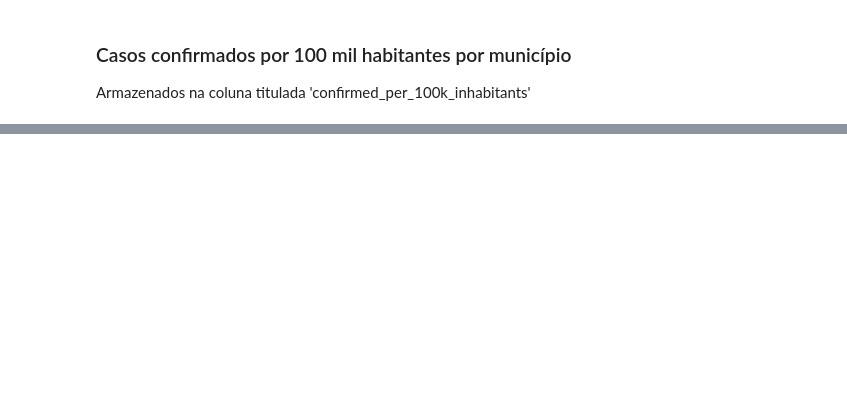
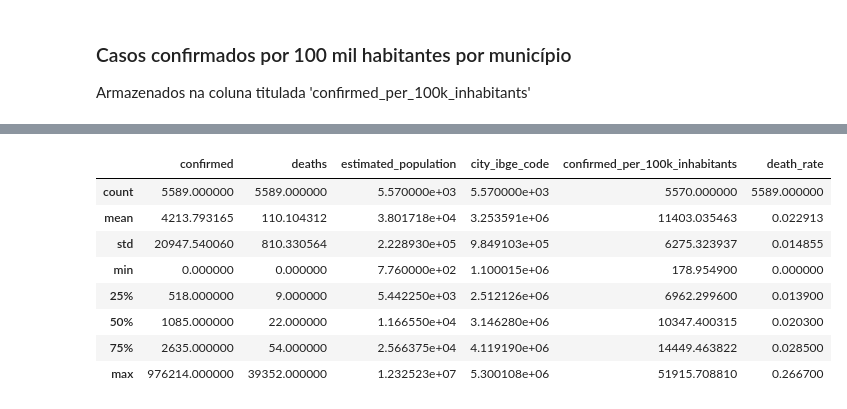
Before and after one commit to maxbarbosa/data-science-final-project, a Jupyter notebook: variables_casos.ipynb, the cells around one changed output, grey strips where cells are left out. Drawn from its saved outputs; the diff is of its cells as text; code cells hidden in the pictures; blank space fills up the shorter version.

```diff
--- a/variables_casos.ipynb
+++ b/variables_casos.ipynb
@@ -170,0 +192,12 @@ casos_df.boxplot(column = 'confirmed_per_100k_inhabitants')
+# %%
+casos_br_df.describe()
+# %% [output]
+|  | confirmed | deaths | estimated_population | city_ibge_code | confirmed_per_100k_inhabitants | death_rate |
+| count | 5589.000000 | 5589.000000 | 5.570000e+03 | 5.570000e+03 | 5570.000000 | 5589.000000 |
+| mean | 4213.793165 | 110.104312 | 3.801718e+04 | 3.253591e+06 | 11403.035463 | 0.022913 |
+| std | 20947.540060 | 810.330564 | 2.228930e+05 | 9.849103e+05 | 6275.323937 | 0.014855 |
+| min | 0.000000 | 0.000000 | 7.760000e+02 | 1.100015e+06 | 178.954900 | 0.000000 |
+| 25% | 518.000000 | 9.000000 | 5.442250e+03 | 2.512126e+06 | 6962.299600 | 0.013900 |
+| 50% | 1085.000000 | 22.000000 | 1.166550e+04 | 3.146280e+06 | 10347.400315 | 0.020300 |
+| 75% | 2635.000000 | 54.000000 | 2.566375e+04 | 4.119190e+06 | 14449.463822 | 0.028500 |
+| max | 976214.000000 | 39352.000000 | 1.232523e+07 | 5.300108e+06 | 51915.708810 | 0.266700 |
```
Also changed, not shown: parts of 37 cells of this notebook.
